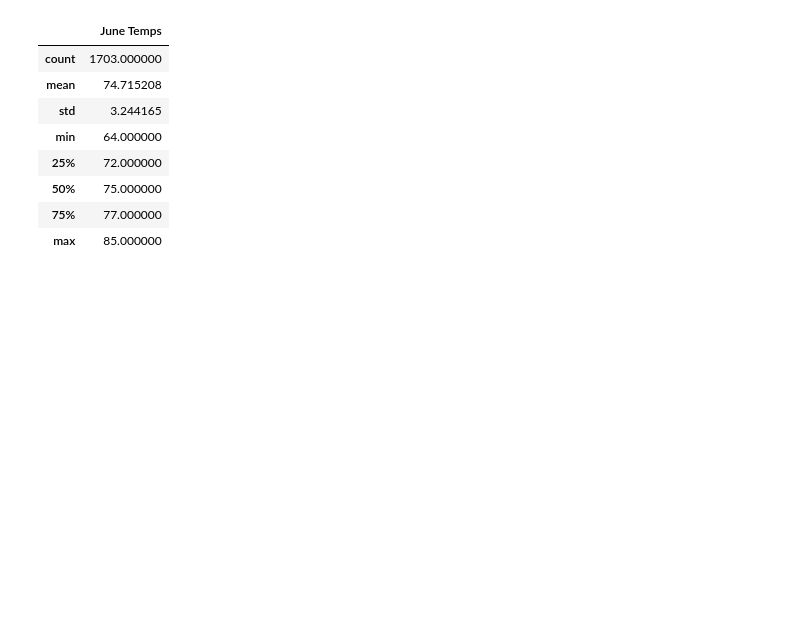
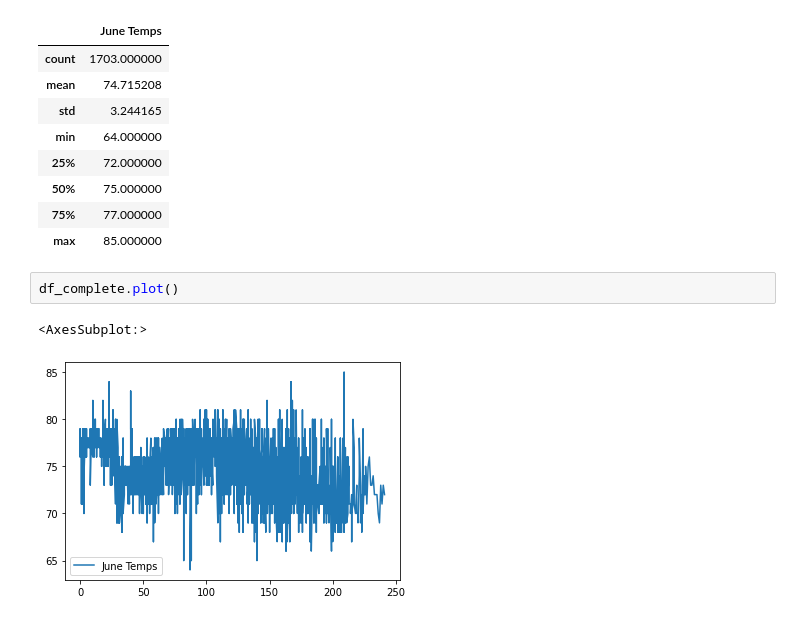
Before and after one commit to Zohairk4help/surfs_up, a Jupyter notebook: SurfsUp_Challenge_deliv1.ipynb, the cells around one changed output. Saved outputs shown, nothing was run; the diff lists cells and outputs as text; blank space fills up the shorter version.

```diff
--- a/SurfsUp_Challenge_deliv1.ipynb
+++ b/SurfsUp_Challenge_deliv1.ipynb
@@ -282,3 +282,8 @@ df_complete.describe()
 | 50% | 75.000000 |
 | 75% | 77.000000 |
 | max | 85.000000 |
+# %%
+df_complete.plot()
+# %% [output]
+<AxesSubplot:>
+[figure, added]
```
Also changed, not shown: 4 other files.
